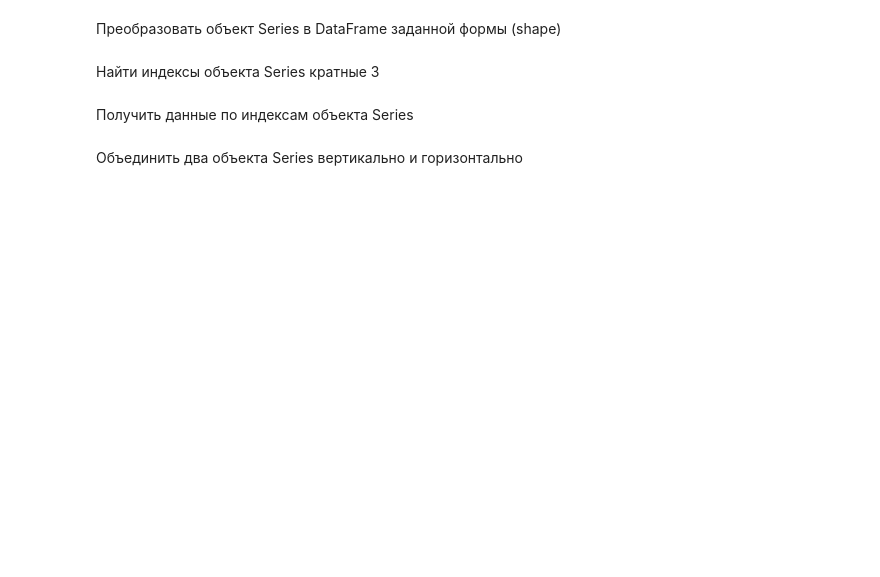
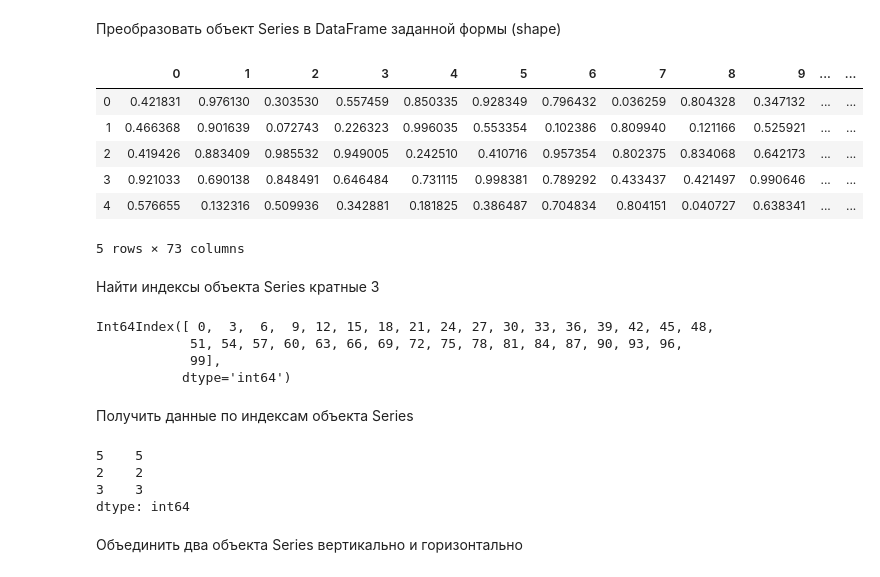
Before and after one commit to dexfrost89/DZ-python, a Jupyter notebook: pandas.ipynb, the cells around one changed output. Cells and saved outputs as stored; diff of their text form; code cells hidden in the pictures; blank space fills up the shorter version.

```diff
--- a/pandas.ipynb
+++ b/pandas.ipynb
@@ -115,2 +153,6 @@ dtype: int64
 # %% [markdown]
 Создать объект Series в индексах дата каждый день 2019 года, в значениях случайное значение
+# %%
+A = pd.date_range(start='2019-01-01', end='2019-12-31')
+A = pd.Series(np.random.rand(len(A)), index=A)
+A
@@ -121,8 +196,34 @@ dtype: int64
 # %% [markdown]
 Преобразовать объект Series в DataFrame заданной формы (shape)
+# %%
+pd.DataFrame(A.values.reshape((5, 73)))
+# %% [output]
+|  | 0 | 1 | 2 | 3 | 4 | 5 | 6 | 7 | 8 | 9 | ... | ... |
+| 0 | 0.421831 | 0.976130 | 0.303530 | 0.557459 | 0.850335 | 0.928349 | 0.796432 | 0.036259 | 0.804328 | 0.347132 | ... | ... |
+| 1 | 0.466368 | 0.901639 | 0.072743 | 0.226323 | 0.996035 | 0.553354 | 0.102386 | 0.809940 | 0.121166 | 0.525921 | ... | ... |
+| 2 | 0.419426 | 0.883409 | 0.985532 | 0.949005 | 0.242510 | 0.410716 | 0.957354 | 0.802375 | 0.834068 | 0.642173 | ... | ... |
+| 3 | 0.921033 | 0.690138 | 0.848491 | 0.646484 | 0.731115 | 0.998381 | 0.789292 | 0.433437 | 0.421497 | 0.990646 | ... | ... |
+| 4 | 0.576655 | 0.132316 | 0.509936 | 0.342881 | 0.181825 | 0.386487 | 0.704834 | 0.804151 | 0.040727 | 0.638341 | ... | ... |
+5 rows × 73 columns
 # %% [markdown]
 Найти индексы объекта Series кратные 3
+# %%
+A = pd.Series(list(range(100)))
+
+A[A % 3 == 0].index
+# %% [output]
+Int64Index([ 0,  3,  6,  9, 12, 15, 18, 21, 24, 27, 30, 33, 36, 39, 42, 45, 48,
+            51, 54, 57, 60, 63, 66, 69, 72, 75, 78, 81, 84, 87, 90, 93, 96,
+            99],
+           dtype='int64')
 # %% [markdown]
 Получить данные по индексам объекта Series
+# %%
+A[[5, 2, 3]]
+# %% [output]
+5    5
+2    2
+3    3
+dtype: int64
 # %% [markdown]
 Объединить два объекта Series вертикально и горизонтально
```
Also changed, not shown: parts of 28 cells of this notebook, 1 other file.
